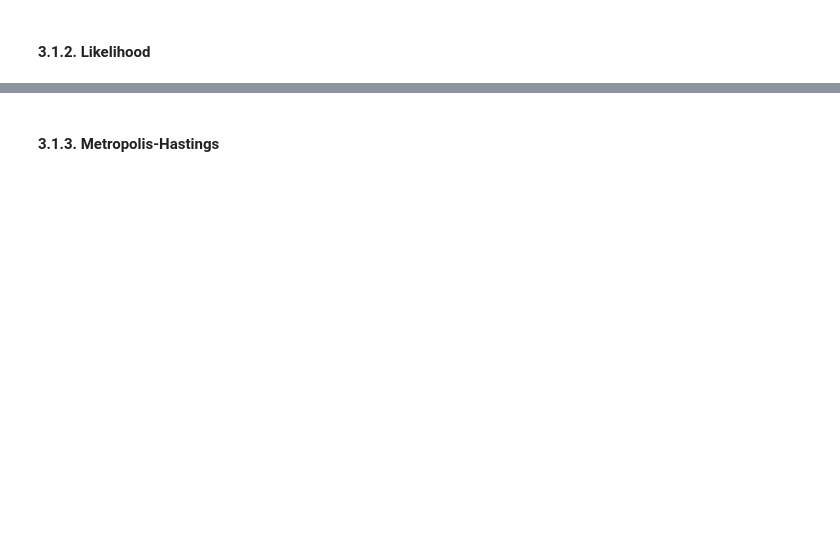
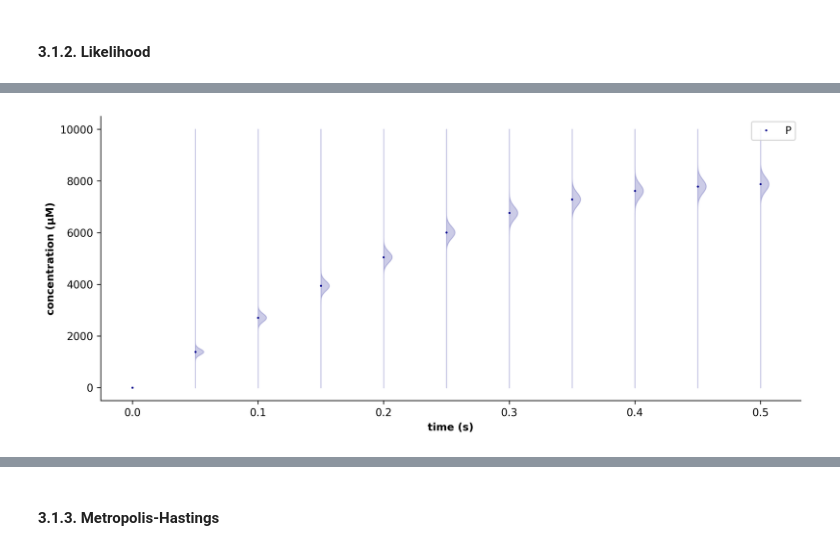
Before and after one commit to alexlenail/back_of_my_envelope, a Jupyter notebook: _notebooks/Enzyme-Kinetic-Parameter-Inference.ipynb, the cells around one changed output, grey strips where cells are left out. Drawn from its saved outputs; the diff is of its cells as text; code cells hidden in the pictures; blank space fills up the shorter version.

Commit message:
EKPI: likelihood is mostly done

```diff
--- a/_notebooks/Enzyme-Kinetic-Parameter-Inference.ipynb
+++ b/_notebooks/Enzyme-Kinetic-Parameter-Inference.ipynb
@@ -654,0 +598,14 @@ Now let's use MCMC to get a posterior over $\kcat$, $\kuncat$, $K_{m,\mathrm{S}}
+# %%
+#collapse
+# plot intuition for likelihood definition
+ax = observations.plot.line(marker='.', lw=0, color=color(['P']), legend=True, markersize=2)
+
+range = np.linspace(0,10000,1000)
+
+for x, y in observations.iloc[1:].items():
+    distrib = scipy.stats.norm(loc=y, scale=np.sqrt(y)*3)
+    ax.fill_betweenx(range, [x]*1000, x2=x+distrib.pdf(range)/distrib.pdf(y)/150, color=color(['P']), alpha=0.2)
+
+fig_style(ax)
+# %% [output]
+[figure, added]
```
Also changed, not shown: parts of 31 cells of this notebook.
